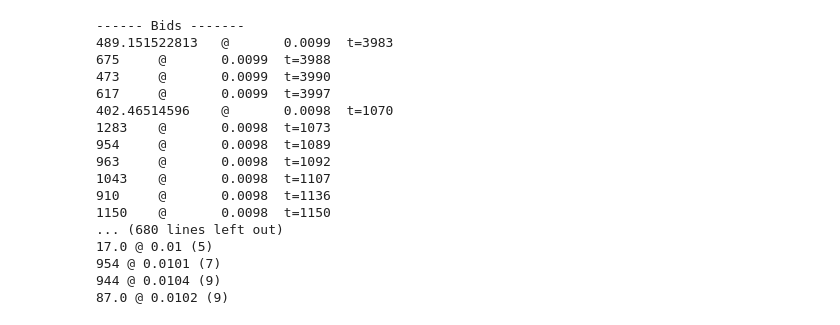
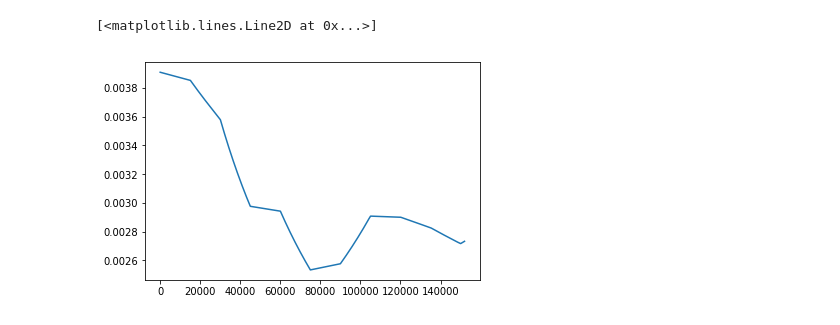
Before and after one commit to Tanay1998/StableCoinSimulator, a Jupyter notebook: Basis Simulation.ipynb, the cells around one changed output. Saved outputs shown, nothing was run; the diff lists cells and outputs as text; code cells hidden in the pictures.

Commit message:
Added investors, eth price, demand, bond liquidation, graphing

```diff
--- a/Basis Simulation.ipynb
+++ b/Basis Simulation.ipynb
@@ -308,15 +396,15 @@ plot_prices(market, 'wavg_edge_bidask')
 # %%
-market.usd_eth = 0.01
-NUM_ORDERS_LIVE = 100000
-NUM_TRADERS = trader_demographics['RandomTrader'] # We initially set it up with randomTraders
+NUM_ORDERS_LIVE = 150000
+# We initially set it up with randomTraders
+NUM_TRADERS = trader_demographics['RandomTrader'] #+ trader_demographics['InvestorTrader']
 
 offset = trader_demographics['IdealTrader']
-for _ in range(NUM_ORDERS):
+for i in range(NUM_ORDERS_LIVE):
+    market.usd_eth = 1 / get_eth_price(cur_time)
+    usd_eth_price_track.append(market.usd_eth)
     tid = randint(offset + 1, offset + NUM_TRADERS)
     order = traderPool[tid].marketStep()
     if order:
-#         print (market.getCurrentUSDValue())
-#         print (order)
         trades, idNum = market.processOrder(order)
-
+    cur_time += 1
 plot_prices(market, 'wavg_edge_bidask')
@@ -325,23 +411,8 @@ plot_prices(market, 'wavg_edge_bidask')
-# %%
-print (market.orderbook)
-# %% [output]
------- Bids -------
-489.151522813   @       0.0099  t=3983
-675     @       0.0099  t=3988
-473     @       0.0099  t=3990
-617     @       0.0099  t=3997
-402.46514596    @       0.0098  t=1070
-1283    @       0.0098  t=1073
-954     @       0.0098  t=1089
-963     @       0.0098  t=1092
-1043    @       0.0098  t=1107
-910     @       0.0098  t=1136
-1150    @       0.0098  t=1150
-... (680 lines left out)
-17.0 @ 0.01 (5)
-954 @ 0.0101 (7)
-944 @ 0.0104 (9)
-87.0 @ 0.0102 (9)
+# %%
+plt.plot(usd_eth_price_track)
+# %% [output]
+[<matplotlib.lines.Line2D at 0x...>]
+[figure, added]
 # %%
 final_values = [trader.getIdealValue() for trader in traderPool.values()]
 plt.hist(final_values, bins=10)
```
Also changed, not shown: parts of 13 cells of this notebook, 1 other file.
